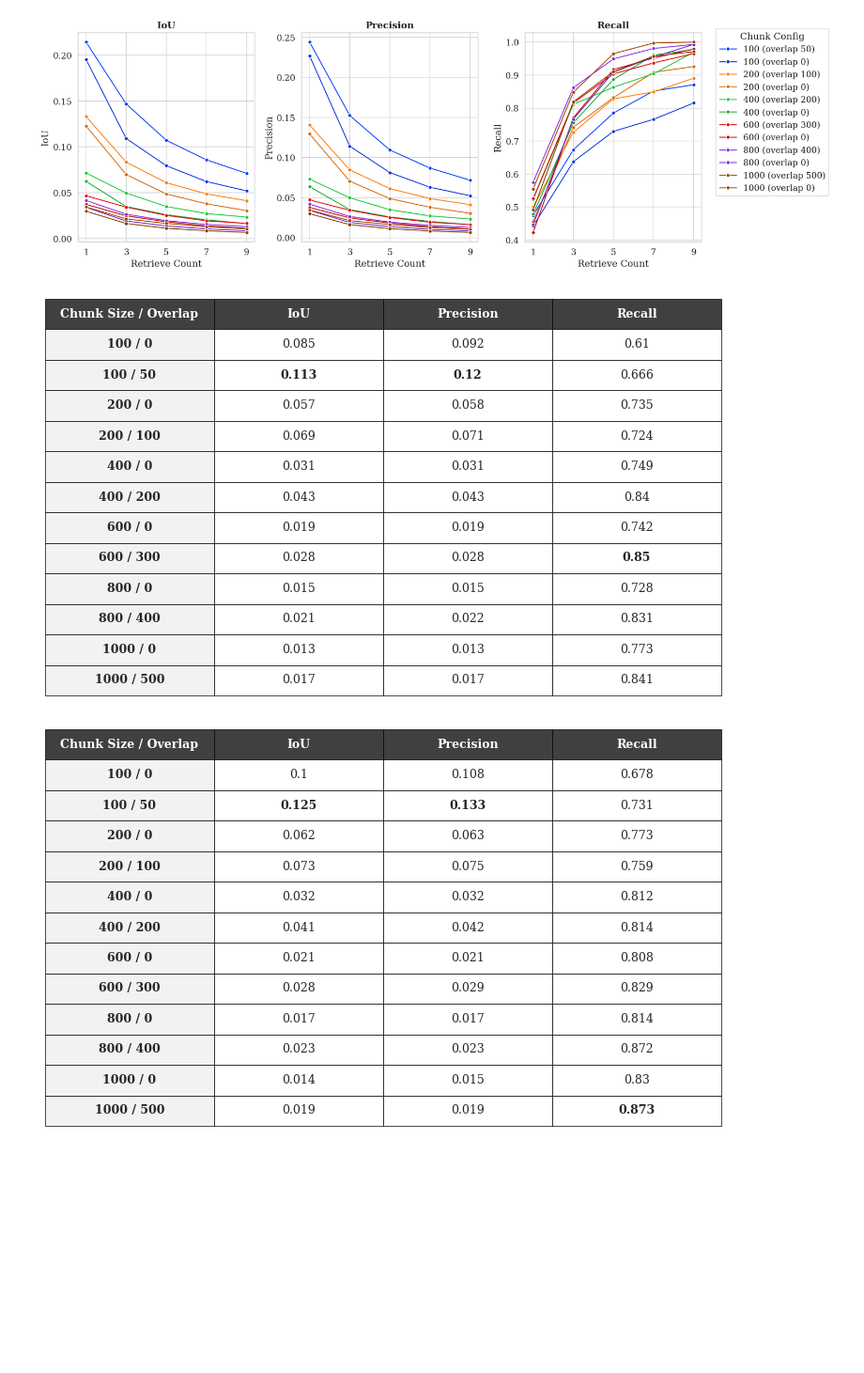
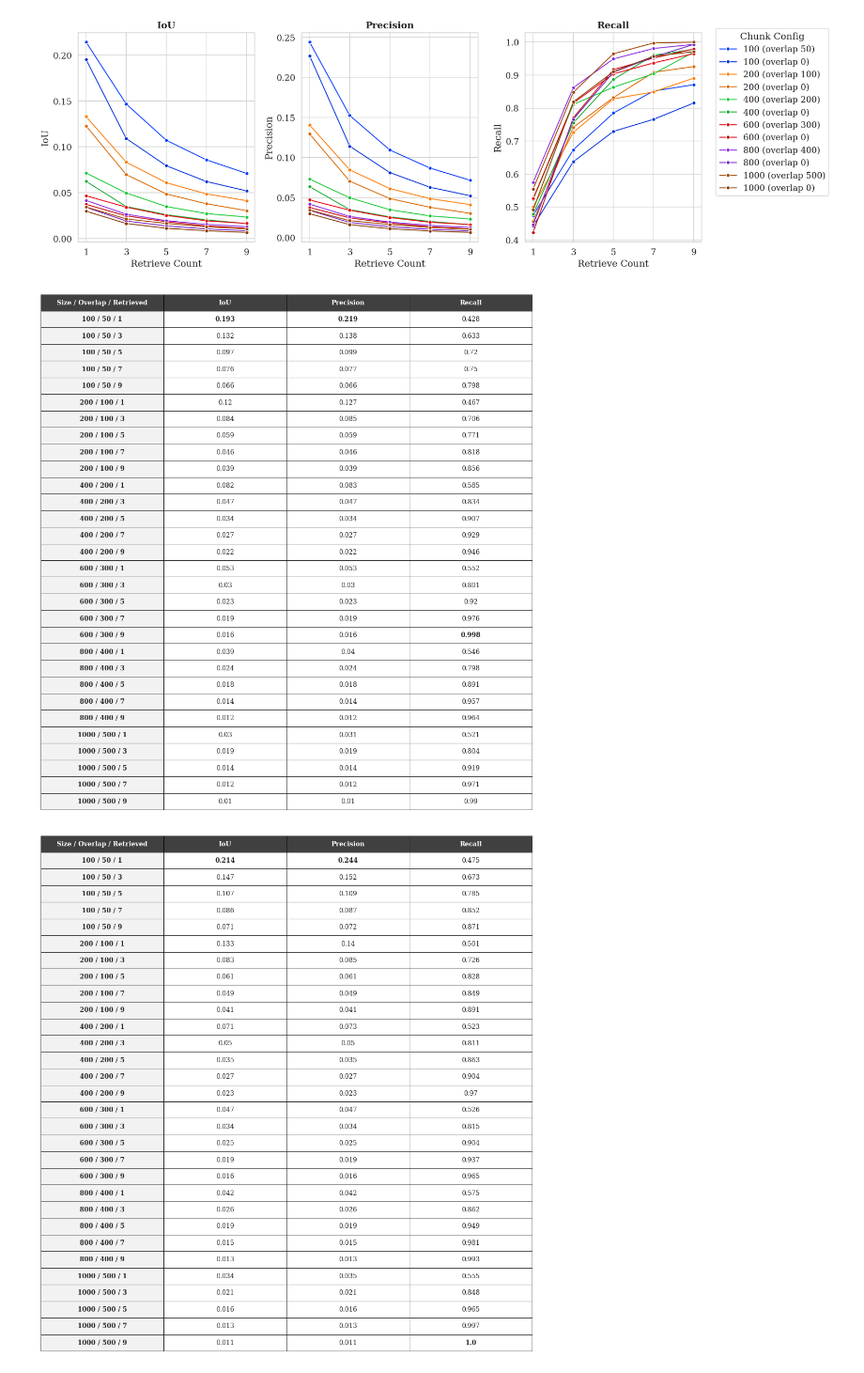
Before and after one commit to samarrik/chunking, a Jupyter notebook: reports/results/visualization.ipynb, the cells around one changed output. Shown at 94% size. Cells and saved outputs as stored; diff of their text form; code cells hidden in the pictures; blank space fills up the shorter version.

Commit message:
Improve the report and extend results visualization

```diff
--- a/reports/results/visualization.ipynb
+++ b/reports/results/visualization.ipynb
@@ -74,20 +74,23 @@ plot_metrics_comparison(df, "multi-qa-mpnet-base-dot-v1", FIGURES_PATH / "metric
 [figure]
 # %%
 def plot_metrics_table(df, model_name, save_path):
-    df_filtered = df[df['embedding_function'] == model_name]
+    df_filtered = df[
+        (df['embedding_function'] == model_name) &
+        (df['chunk_overlap'] > 0)  # Only show data with overlap
+    ]
 
     numeric_cols = df_filtered.select_dtypes(include=['float64', 'int64']).columns
     group_data = df_filtered.groupby(
-        ['chunk_size', 'chunk_overlap'], as_index=False
+        ['chunk_size', 'chunk_overlap', 'retrieve_count'], as_index=False
     )[numeric_cols].mean()
 
     metric_cols = [m for m in ["iou", "precision", "recall", "f1"] if m in group_data.columns]
     group_data[metric_cols] = group_data[metric_cols].round(3)
     group_data["Config"] = group_data.apply(
-        lambda row: f"{int(row['chunk_size'])} / {int(row['chunk_overlap'])}", axis=1
+        lambda row: f"{int(row['chunk_size'])} / {int(row['chunk_overlap'])} / {int(row['retrieve_count'])}", axis=1
     )
 
-    table_data = group_data.sort_values("chunk_size")[["Config"] + metric_cols]
+    table_data = group_data.sort_values(["chunk_size", "retrieve_count"])[["Config"] + metric_cols]
 
     metric_display_names = {
         "iou": "IoU",
@@ -95,42 +98,42 @@ def plot_metrics_table(df, model_name, save_path):
         "recall": "Recall",
     }
 
-    column_names = ["Chunk Size / Overlap"] + [metric_display_names[m] for m in metric_cols]
+    column_names = ["Size / Overlap / Retrieved"] + [metric_display_names[m] for m in metric_cols]
     table_data.columns = column_names
 
-    fig, ax = plt.subplots(figsize=(6, 4))
+    fig, ax = plt.subplots(figsize=(8, 6))  # Increased figure size for more rows
     ax.axis('off')
 
     table = ax.table(
         cellText=table_data.values,
         colLabels=table_data.columns,
         loc='center',
         cellLoc='center'
     )
     table.auto_set_font_size(False)
     table.set_fontsize(9)
     table.scale(1.2, 1.5)
 
     # Style table cells
     for (row, col), cell in table._cells.items():
         cell.set_edgecolor('black')
         cell.set_linewidth(0.5)
         if row == 0:
             cell.set_text_props(weight='bold', color='white')
             cell.set_facecolor('#404040')
         else:
             cell.set_facecolor('#f2f2f2' if col == 0 else 'white')
             if col == 0:
                 cell.set_text_props(weight='bold')
             elif table_data.iloc[row-1, col] == table_data[table_data.columns[col]].max():
                 cell.get_text().set_fontweight('bold')
 
     plt.subplots_adjust(left=1, right=2, top=2, bottom=1)
     plt.savefig(str(save_path), bbox_inches='tight', pad_inches=0, dpi=DPI)
     plt.show()
 
 plot_metrics_table(df, "all-MiniLM-L6-v2", FIGURES_PATH / "metrics_table_all-MiniLM-L6-v2.png")
 plot_metrics_table(df, "multi-qa-mpnet-base-dot-v1", FIGURES_PATH / "metrics_table_multi-qa-mpnet-base-dot-v1.png")
 # %% [output]
-[figure, old version]
+[figure, new version]
-[figure, old version]
+[figure, new version]
```
Also changed, not shown: 3 other files.
